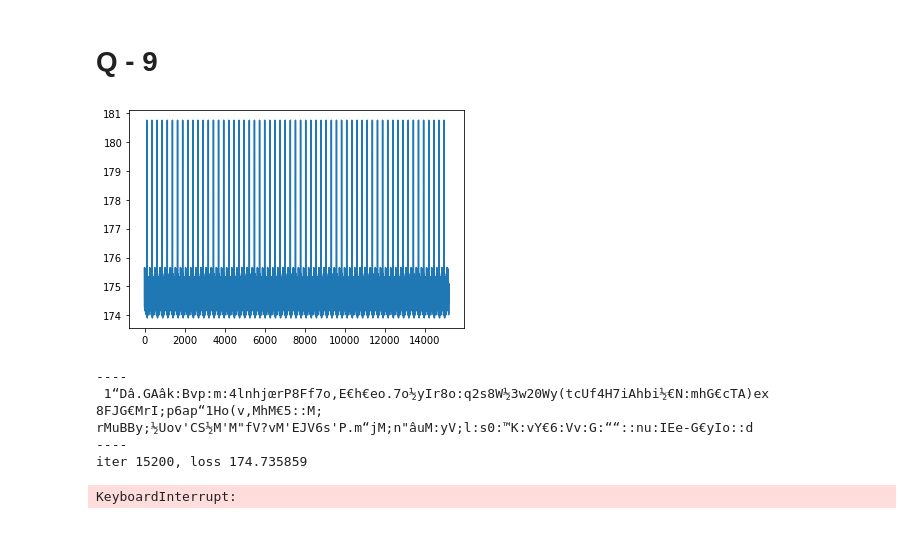
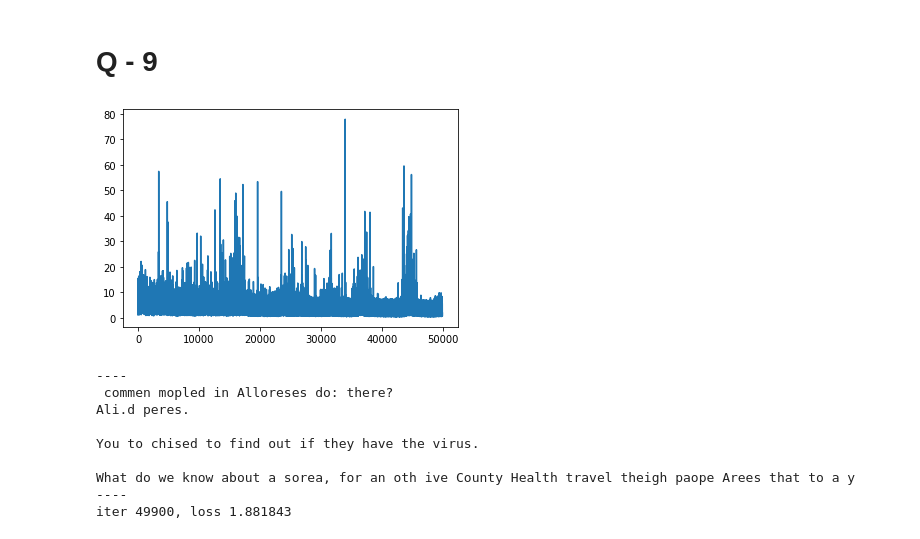
Before and after one commit to SVGS-EVA4/Phase2, a Jupyter notebook: Session 10 - Sequence Models: RNNs & LSTMs/RNNLSTMQuiz.ipynb, the cells around one changed output. Cells and saved outputs as stored; diff of their text form; code cells hidden in the pictures.

```diff
--- a/Session 10 - Sequence Models: RNNs & LSTMs/RNNLSTMQuiz.ipynb
+++ b/Session 10 - Sequence Models: RNNs & LSTMs/RNNLSTMQuiz.ipynb
@@ -423,9 +436,9 @@ print(np.sum(f))
 # %%
 Hidden_Layer_size = 100 #size of the hidden layer
 Time_steps = 40
-size_a = 100 #hidden_layer_size
-size_b = 179 #hidden_layer_size + X_size
-size_c = 79
+size_a = Hidden_Layer_size
+size_b = z_size
+size_c = X_size
 z_size = Hidden_Layer_size + X_size
 iter = 50000
 smooth_loss = -np.log(1.0 / X_size) * Time_steps
@@ -439,37 +452,40 @@ plot_loss = np.zeros((0))
 while iter > 0:
   # Reset
   if pointer + Time_steps >= len(data) or iteration == 0:
       g_h_prev = np.zeros((Hidden_Layer_size, 1))
       g_C_prev = np.zeros((Hidden_Layer_size, 1))
       pointer = 0
 
 
   inputs = ([char_to_idx[ch]
               for ch in data[pointer: pointer + Time_steps]])
   targets = ([char_to_idx[ch]
               for ch in data[pointer + 1: pointer + Time_steps + 1]])
 
   loss, g_h_prev, g_C_prev = \
       forward_backward(inputs, targets, g_h_prev, g_C_prev)
   smooth_loss = smooth_loss * 0.999 + loss * 0.001
 
   # Print every hundred steps
   if iteration % 100 == 0:
       update_status(inputs, g_h_prev, g_C_prev)
 
   update_paramters()
 
   plot_iter = np.append(plot_iter, [iteration])
   plot_loss = np.append(plot_loss, [loss])
 
   pointer += Time_steps
   iteration += 1
   iter = iter -1
 # %% [output]
-[figure, old version]
+[figure, new version]
 ----
- 1“Dâ.GAâk:Bvp:m:4lnhjœrP8Ff7o,E€h€eo.7o½yIr8o:q2s8W½3w20Wy(tcUf4H7iAhbi½€N:mhG€cTA)ex 8FJG€MrI;p6ap“1Ho(v,MhM€5::M;
-rMuBBy;½Uov'CS½M'M"fV?vM'EJV6s'P.m“jM;n"âuM:yV;l:s0:™K:vY€6:Vv:G:““::nu:IEe-G€yIo::d
+ commen mopled in Alloreses do: there?
+Ali.d peres.
+
+You to chised to find out if they have the virus.
+
+What do we know about a sorea, for an oth ive County Health travel theigh paope Arees that to a y
 ----
-iter 15200, loss 174.735859
+iter 49900, loss 1.881843
-KeyboardInterrupt:
```
Also changed, not shown: parts of 14 cells of this notebook.
